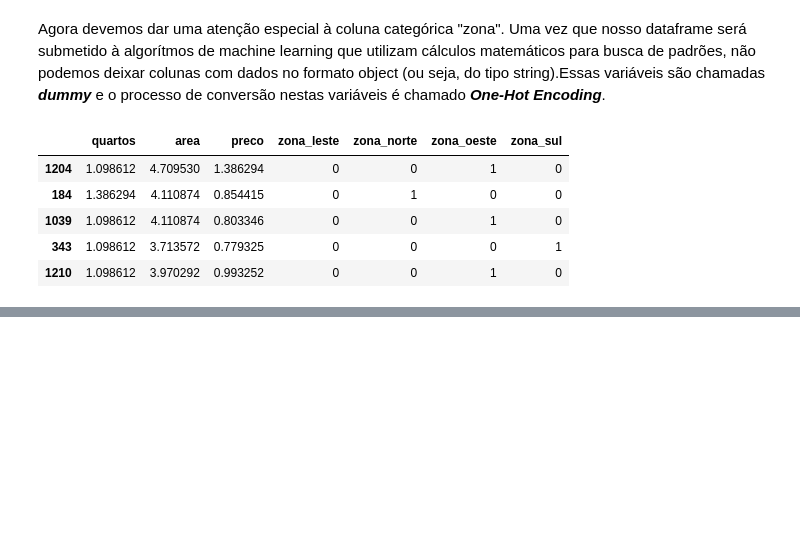
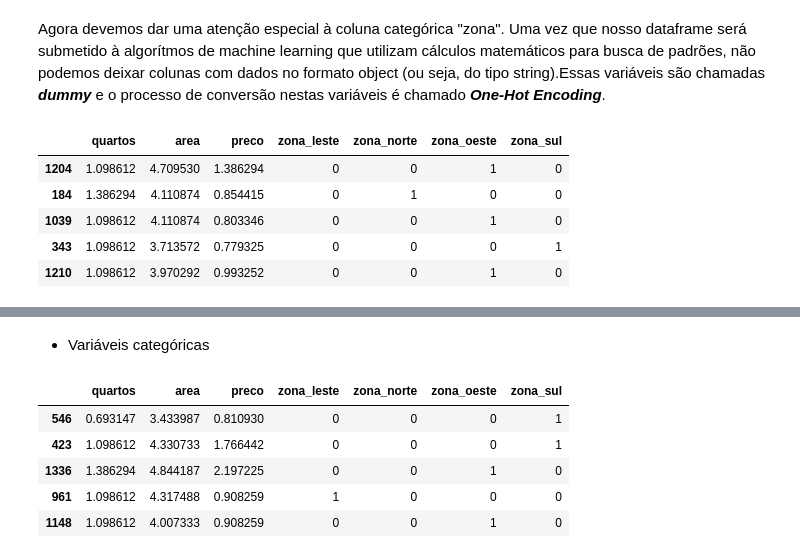
Before and after one commit to EduardoCampos1978/calculadora-de-aluguel, a Jupyter notebook: analise_exploratoria.ipynb, the cells around one changed output, grey strips where cells are left out. Cells and saved outputs as stored; diff of their text form; code cells hidden in the pictures; blank space fills up the shorter version.

Commit message:
Preprocess "teste" dataframe

```diff
--- a/analise_exploratoria.ipynb
+++ b/analise_exploratoria.ipynb
@@ -220,0 +233,3 @@ treino.head()
+# %%
+teste = teste.fillna(treino_medianas)
+teste.head()
@@ -220,0 +245,3 @@ treino.head()
+# %%
+teste[colunas] = teste[colunas].apply(np.log1p)
+teste.head()
@@ -220,0 +255,12 @@ treino.head()
+# %% [markdown]
+- Variáveis categóricas
+# %%
+teste = pd.get_dummies(teste)
+teste.head()
+# %% [output]
+|  | quartos | area | preco | zona_leste | zona_norte | zona_oeste | zona_sul |
+| 546 | 0.693147 | 3.433987 | 0.810930 | 0 | 0 | 0 | 1 |
+| 423 | 1.098612 | 4.330733 | 1.766442 | 0 | 0 | 0 | 1 |
+| 1336 | 1.386294 | 4.844187 | 2.197225 | 0 | 0 | 1 | 0 |
+| 961 | 1.098612 | 4.317488 | 0.908259 | 1 | 0 | 0 | 0 |
+| 1148 | 1.098612 | 4.007333 | 0.908259 | 0 | 0 | 1 | 0 |
```
Also changed, not shown: parts of 6 cells of this notebook.
